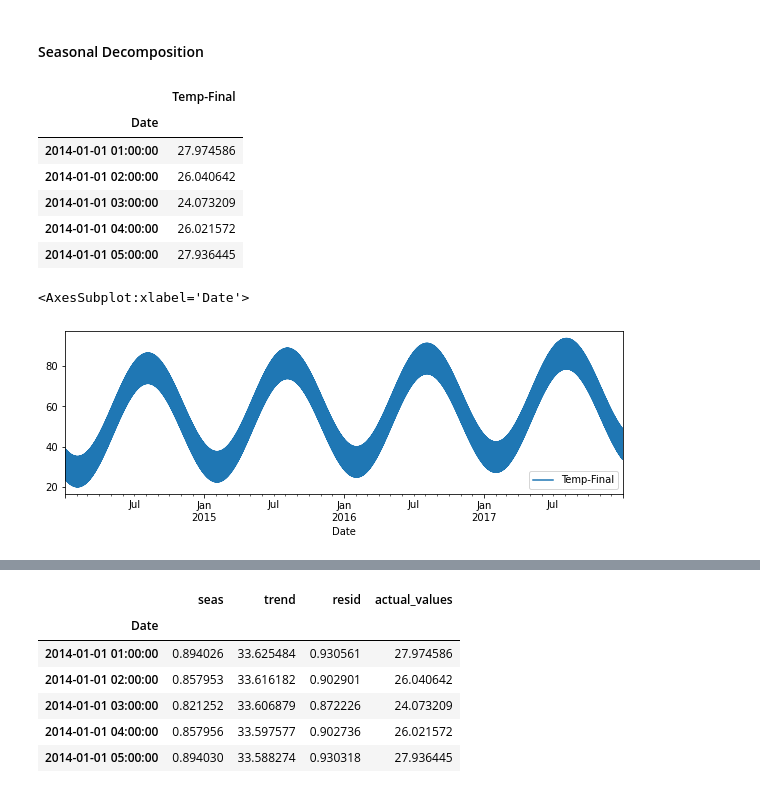
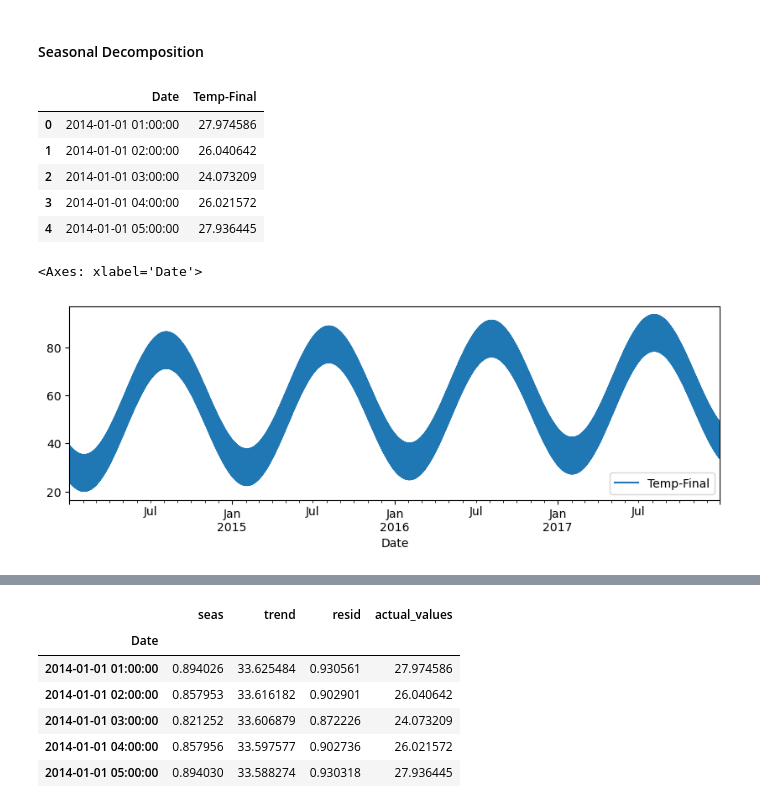
Before and after one commit to ejw-data/ml-playground, a Jupyter notebook: time_series/time_series_analysis.ipynb, the cells around one changed output, grey strips where cells are left out. Saved outputs shown, nothing was run; the diff lists cells and outputs as text; code cells hidden in the pictures.

```diff
--- a/time_series/time_series_analysis.ipynb
+++ b/time_series/time_series_analysis.ipynb
@@ -5,23 +5,23 @@
 # %%
 import pandas as pd
 import matplotlib.pyplot as plt
-from statsmodels.tsa.seasonal import seasonal_decompose
+from statsmodels.tsa.seasonal import seasonal_decompose, STL
 from dateutil.parser import parse
 
 # Import Data
-df = pd.read_csv('data/time-series-seasonality/seasonal-data.csv', parse_dates=['Date'], index_col='Date')
+df = pd.read_csv('../data/time-series-seasonality/seasonal-data.csv', parse_dates=['Date'], index_col='Date')
+df.reset_index(inplace=True)
 df.head()
 # %% [output]
-|  | Temp-Final |
-| Date |  |
-| 2014-01-01 01:00:00 | 27.974586 |
-| 2014-01-01 02:00:00 | 26.040642 |
-| 2014-01-01 03:00:00 | 24.073209 |
-| 2014-01-01 04:00:00 | 26.021572 |
-| 2014-01-01 05:00:00 | 27.936445 |
+|  | Date | Temp-Final |
+| 0 | 2014-01-01 01:00:00 | 27.974586 |
+| 1 | 2014-01-01 02:00:00 | 26.040642 |
+| 2 | 2014-01-01 03:00:00 | 24.073209 |
+| 3 | 2014-01-01 04:00:00 | 26.021572 |
+| 4 | 2014-01-01 05:00:00 | 27.936445 |
 # %%
 plt.rcParams.update({'figure.figsize': (10,3)})
 df.plot()
 # %% [output]
-<AxesSubplot:xlabel='Date'>
+<Axes: xlabel='Date'>
-[figure, old version]
+[figure, new version]
```
Also changed, not shown: parts of 2 cells of this notebook, 4 other files.
